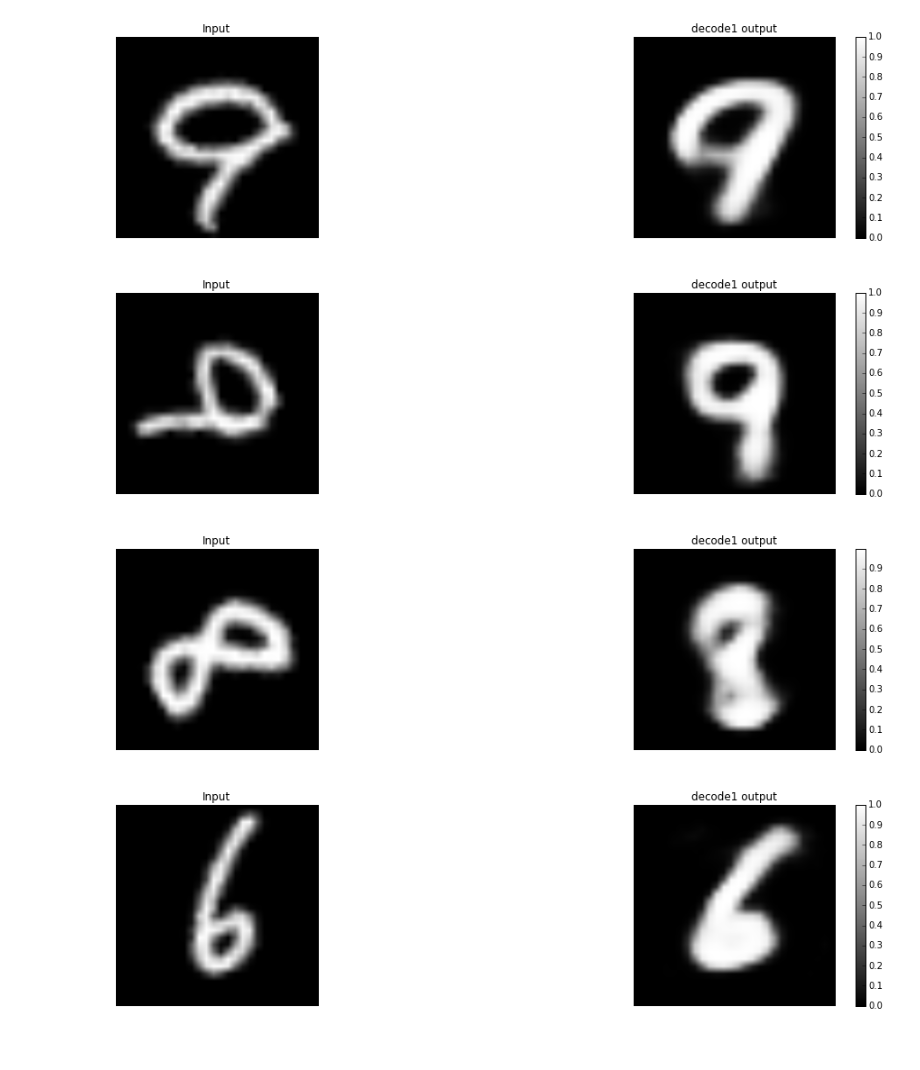
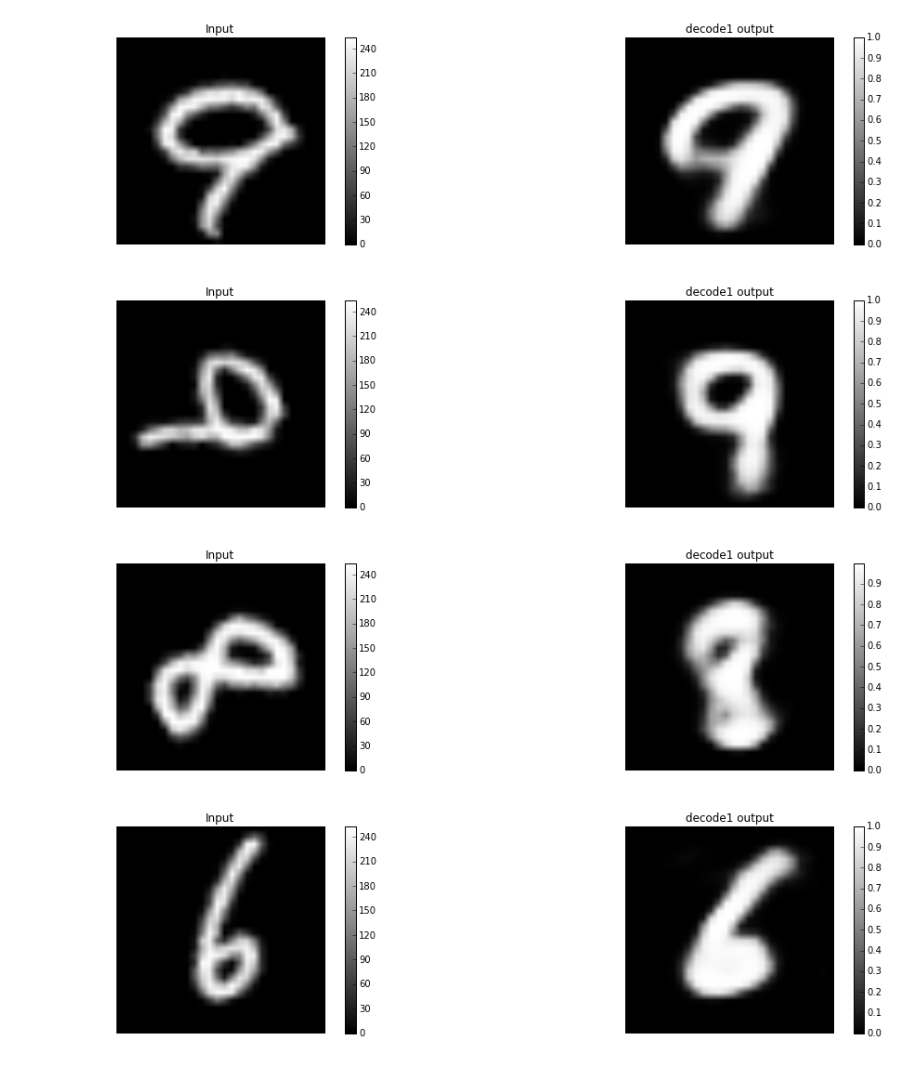
Before and after one commit to Kreiswolke/DeepInvariance, a Jupyter notebook: autoencoder/run_script.ipynb, the cells around one changed output. Cells and saved outputs as stored; diff of their text form; code cells hidden in the pictures.

```diff
--- a/autoencoder/run_script.ipynb
+++ b/autoencoder/run_script.ipynb
@@ -42,10 +50,7 @@ if False:
 
 #/mnt/antares_raid/home/oliver/adhara/src/caffe/build/tools/caffe train -solver /mnt/antares_raid/home/oliver/Scripts/autoencoder_v2/autoencoder/autoencoder_net_solver.prototxt
 # %%
-import math
 
-def sigmoid(x):
-    return 1 / (1 + math.exp(-x))
 # Check weights
 
 proto = '/mnt/antares_raid/home/oliver/Scripts/autoencoder_v2/autoencoder/deploy_autoencoder_net.prototxt'
@@ -80,34 +85,35 @@ for key, value in lmdb_cursor:
     labels_set.update([label, plabel])
 
     #if not iscorrect:
     #    print("\rError: key=%s, expected %i but predicted %i" \
     #            % (key, label, plabel))
 
     #sys.stdout.write("\rAccuracy: %.1f%%" % (100.*correct/count))
     #sys.stdout.flush()
 
     plt.figure(figsize=(18,4))
     plt.subplot(1,2,1)
     plt.imshow(image.reshape(28, 28).T, cmap='gray'); plt.axis('off')
+    plt.colorbar()
     plt.title('Input')
     plt.subplot(1,2,2)
     plt.imshow(np.array([sigmoid(a) for a  in out['decode1'].squeeze()]).reshape(28, 28).T, cmap='gray'); plt.axis('off')
     plt.title('decode1 output')
     plt.colorbar()
     plt.show()
 
     if count == 5:
         break
 #print(str(correct) + " out of " + str(count) + " were classified correctly")
 
 print ""
 print "Confusion matrix:"
 print "(r , p) | count"
 for l in labels_set:
     for pl in labels_set:
         print "(%i , %i) | %i" % (l, pl, matrix[(l,pl)])
 # %% [output]
-[figure, old version]
+[figure, new version]
-[figure, old version]
+[figure, new version]
-[figure, old version]
+[figure, new version]
-[figure, old version]
+[figure, new version]
```
Also changed, not shown: parts of 7 cells of this notebook.
